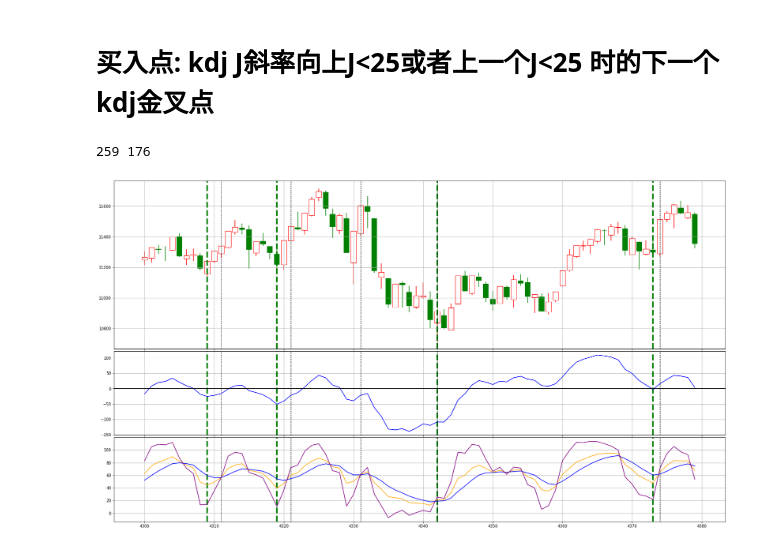
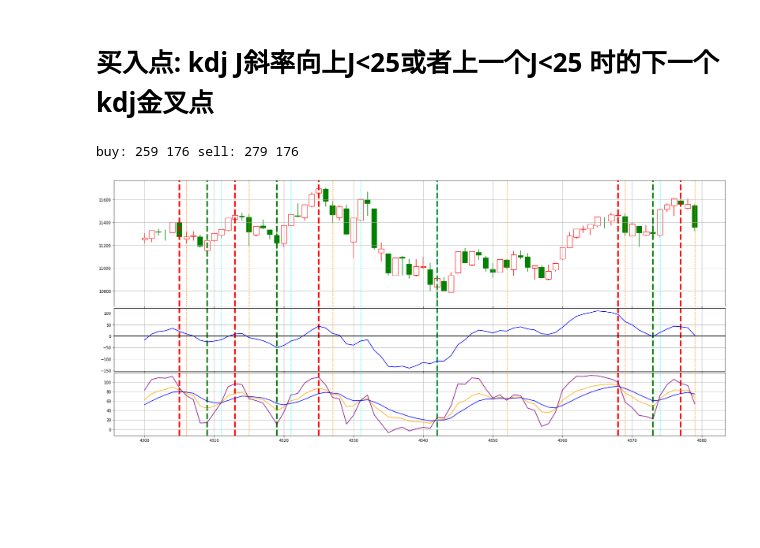
Before and after one commit to JohnCrash/stock, a Jupyter notebook: jupyter/stock-macd-diff.ipynb, the cells around one changed output. Saved outputs shown, nothing was run; the diff lists cells and outputs as text; code cells hidden in the pictures; blank space fills up the shorter version.

```diff
--- a/jupyter/stock-macd-diff.ipynb
+++ b/jupyter/stock-macd-diff.ipynb
@@ -447,11 +505,13 @@ tensor(0.7981) 156
 # %%
 """买入点分析"""
 def kdjBuyJ20Pts(k,m,J,kdd,bi,ei,macd):
-    r = 1.
     prev = m[bi]
     buy = -1
     buyi = 0
-    tr = []
+    selli = 0
+    sell = -1
+    buytr = []
+    selltr = []
     prevkdd = kdd[0]
     for i in range(bi+1,ei):
         macD = m[i]
@@ -459,18 +519,24 @@ def kdjBuyJ20Pts(k,m,J,kdd,bi,ei,macd):
             buy = k[i,4]
             buyi = i
         if prevkdd < 0 and kdd[i]>0 and (macd[i]<0 or (macd[i-1]<0 and macd[i]>0)) and i-buyi<=5:
-            tr.append([i])
+            buytr.append([i])
+
+        if prev>0 and macD<0 and (J[i-1]>80 or J[i]>80):
+            sell = k[i,4]
+            selli = i
+        if prevkdd > 0 and kdd[i]<0 and (macd[i]>0 or (macd[i-1]>0 and macd[i]<0)) and i-selli<=5:
+            selltr.append([i])
+
         prevkdd = kdd[i]
         prev = macD
-    return r,np.array(tr)
+    return np.array(buytr),np.array(selltr)
 # %%
 kdJ9 = kdj(kline,9)
 Jsr = SlopeRates(kdJ9[:,2])
-r,tr = kdjBuyJ20Pts(kline,Jsr,kdJ9[:,2],kdJ9[:,0]-kdJ9[:,1],0,len(kline),macD)
+buys,sells = kdjBuyJ20Pts(kline,Jsr,kdJ9[:,2],kdJ9[:,0]-kdJ9[:,1],0,len(kline),macD)
 minpts,maxpts = MacdBestPt(kline,macD)
-buys = tr[:,0]
-print(len(tr),len(minpts))
-showKline(kline,4300,4380,vlines={"green":minpts,"black":buys},macd=macD,kdj=kdJ9)
+print("buy:",len(buys),len(minpts),"sell:",len(sells),len(maxpts))
+showKline(kline,4300,4380,vlines={"green":minpts,"cyan":buys,"red":maxpts,"darkorange":sells},macd=macD,kdj=kdJ9)
 # %% [output]
-259 176
+buy: 259 176 sell: 279 176
-[figure, old version]
+[figure, new version]
```
Also changed, not shown: parts of 4 cells of this notebook, 1 other file.
